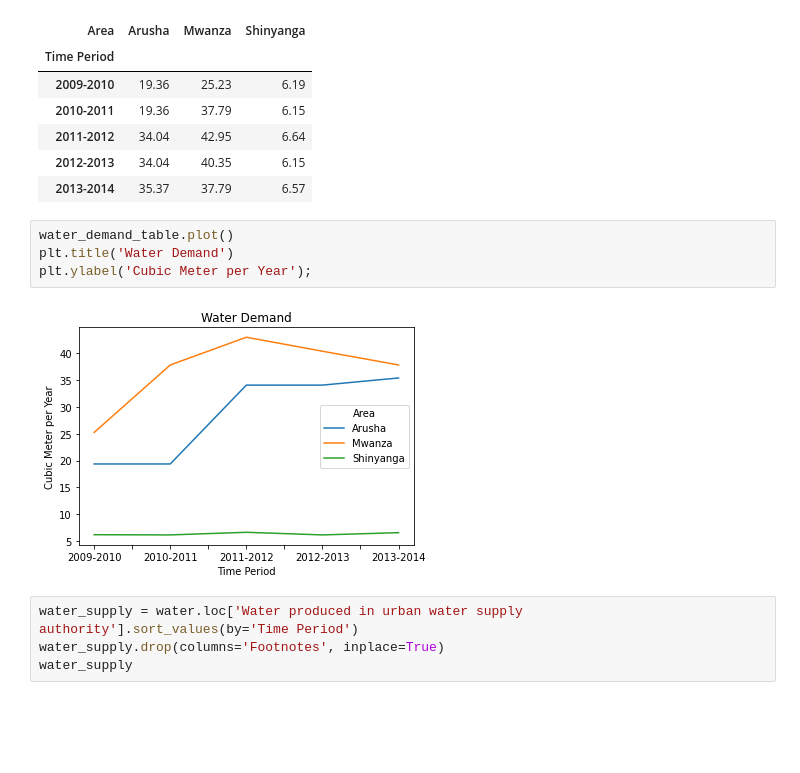
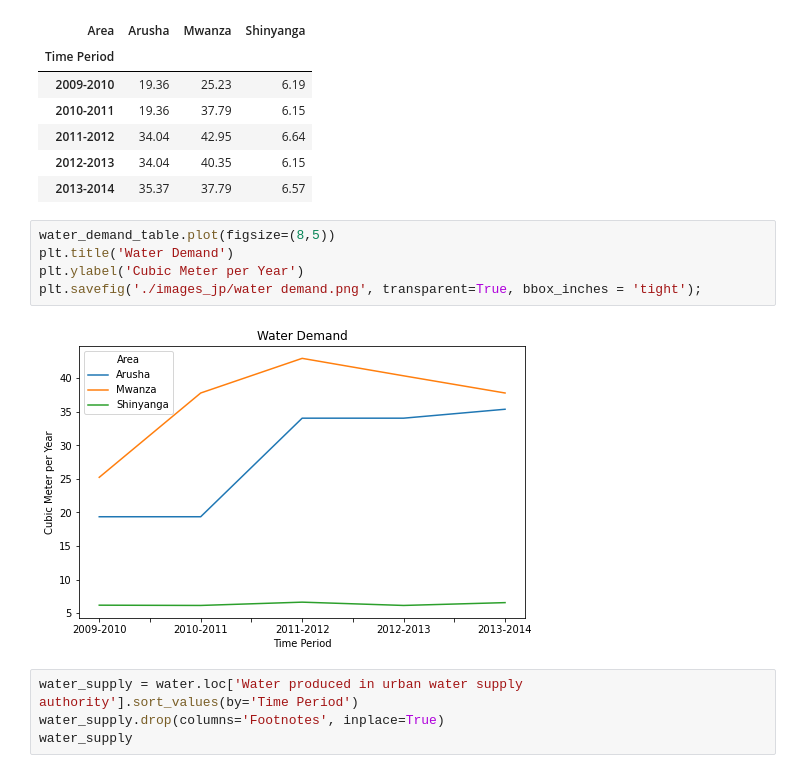
Before and after one commit to kalebts/Tanzania-Group-Project, a Jupyter notebook: Jackie.ipynb, the cells around one changed output. Cells and saved outputs as stored; diff of their text form; blank space fills up the shorter version.

Commit message:
saved images

```diff
--- a/Jackie.ipynb
+++ b/Jackie.ipynb
@@ -492,11 +484,12 @@ water_demand_table
 | 2012-2013 | 34.04 | 40.35 | 6.15 |
 | 2013-2014 | 35.37 | 37.79 | 6.57 |
 # %%
-water_demand_table.plot()
+water_demand_table.plot(figsize=(8,5))
 plt.title('Water Demand')
-plt.ylabel('Cubic Meter per Year');
+plt.ylabel('Cubic Meter per Year')
+plt.savefig('./images_jp/water demand.png', transparent=True, bbox_inches = 'tight');
 # %% [output]
-[figure, old version]
+[figure, new version]
 # %%
 water_supply = water.loc['Water produced in urban water supply authority'].sort_values(by='Time Period')
 water_supply.drop(columns='Footnotes', inplace=True)
```
Also changed, not shown: parts of 28 cells of this notebook, 13 other files.
